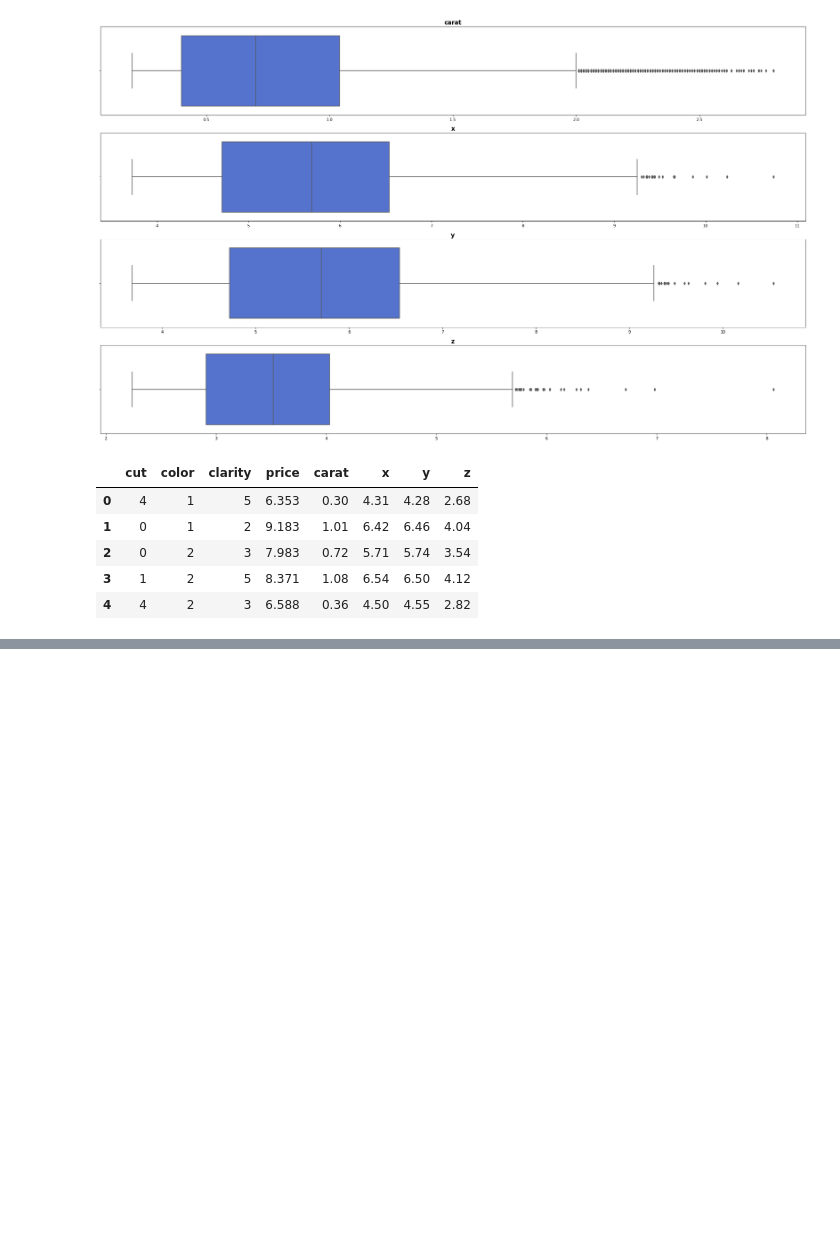
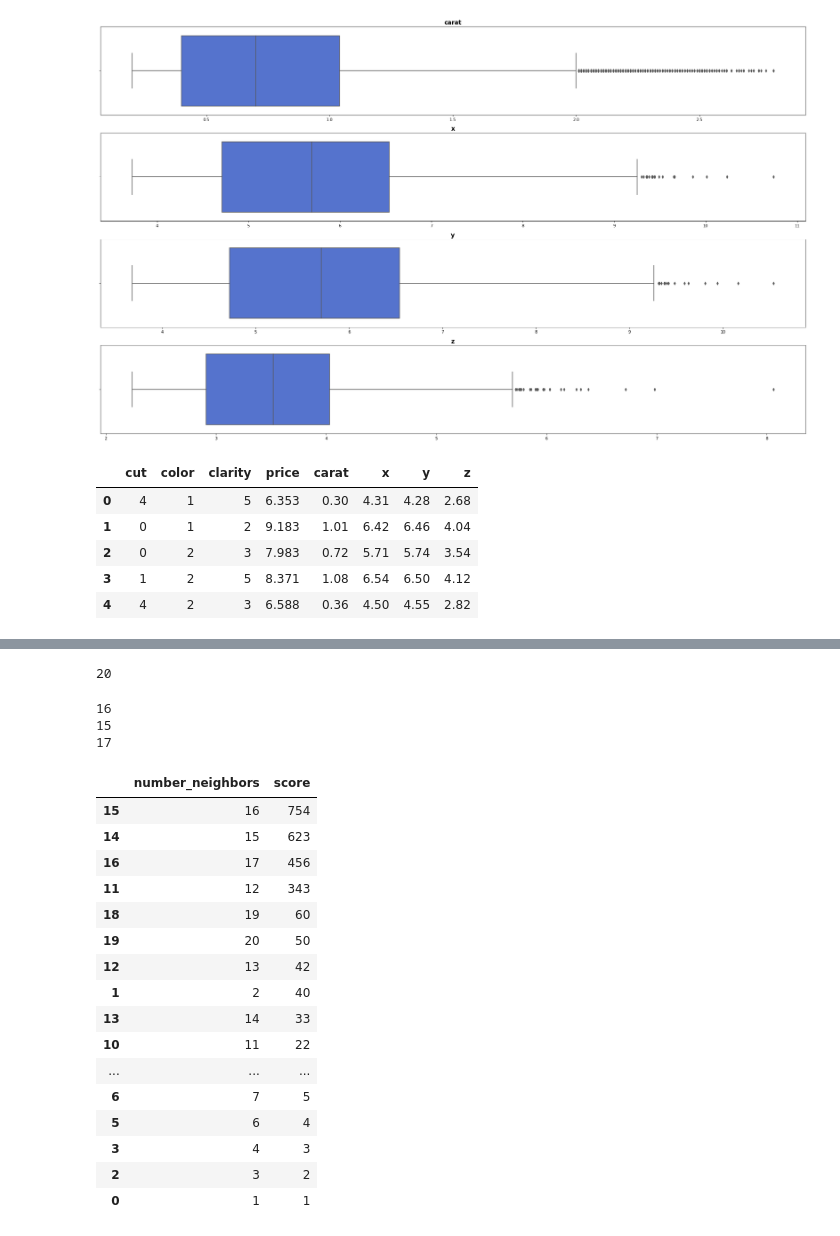
Before and after one commit to XiangLinZ/Kaggle_diamond_competition, a Jupyter notebook: notebook/1_EDA.ipynb, the cells around one changed output, grey strips where cells are left out. Cells and saved outputs as stored; diff of their text form; code cells hidden in the pictures; blank space fills up the shorter version.

```diff
--- a/notebook/1_EDA.ipynb
+++ b/notebook/1_EDA.ipynb
@@ -138,0 +181,37 @@ listaa + listab
+# %%
+lista = [1, 40, 2,3, 20,4,5, 6, 7,11,22, 343, 42, 33, 623, 754, 456, 12, 60,50]
+# %%
+len(lista)
+# %% [output]
+20
+# %%
+knn = pd.DataFrame(lista, range(1,21)).reset_index()
+knn.columns = ["number_neighbors", "score"]
+knn.sort_values(by = "score", ascending = False, inplace = True)
+# %%
+for i in range(0,3):
+    print(knn["number_neighbors"].iloc[i])
+# %% [output]
+16
+15
+17
+# %%
+knn
+# %% [output]
+|  | number_neighbors | score |
+| 15 | 16 | 754 |
+| 14 | 15 | 623 |
+| 16 | 17 | 456 |
+| 11 | 12 | 343 |
+| 18 | 19 | 60 |
+| 19 | 20 | 50 |
+| 12 | 13 | 42 |
+| 1 | 2 | 40 |
+| 13 | 14 | 33 |
+| 10 | 11 | 22 |
+| ... | ... | ... |
+| 6 | 7 | 5 |
+| 5 | 6 | 4 |
+| 3 | 4 | 3 |
+| 2 | 3 | 2 |
+| 0 | 1 | 1 |
```
Also changed, not shown: parts of 4 cells of this notebook.
